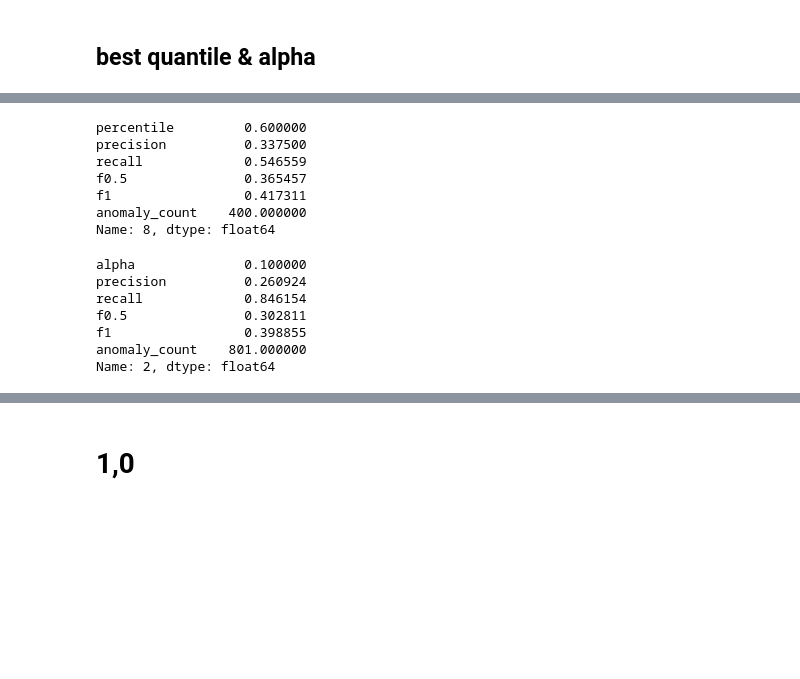
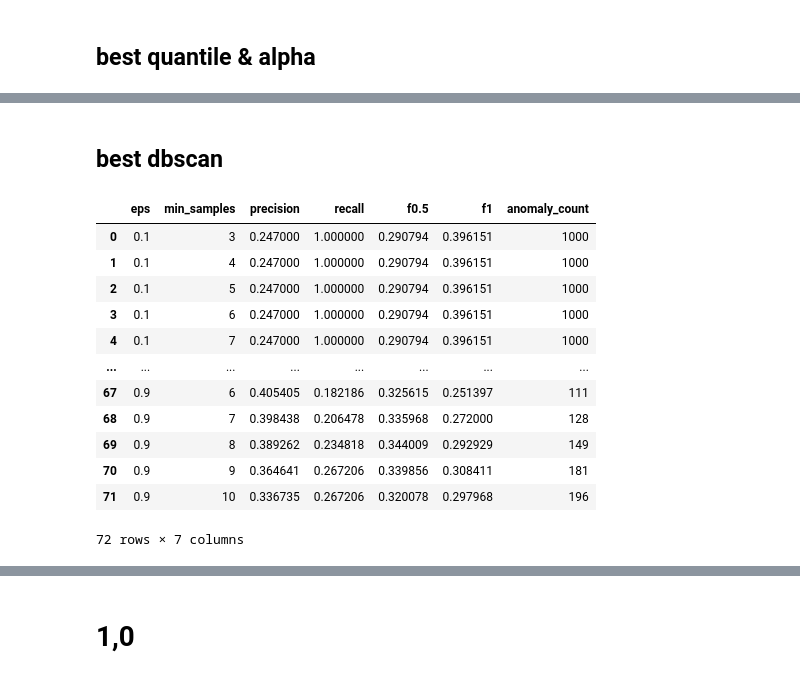
Before and after one commit to inkkuli/fraud_Insurance, a Jupyter notebook: fraud.ipynb, the cells around one changed output, grey strips where cells are left out. Cells and saved outputs as stored; diff of their text form; code cells hidden in the pictures; blank space fills up the shorter version.

```diff
--- a/fraud.ipynb
+++ b/fraud.ipynb
@@ -1198,20 +1326,2 @@ alpha_df
-# %%
-best_q
-# %% [output]
-percentile         0.600000
-precision          0.337500
-recall             0.546559
-f0.5               0.365457
-f1                 0.417311
-anomaly_count    400.000000
-Name: 8, dtype: float64
-# %%
-best_a
-# %% [output]
-alpha              0.100000
-precision          0.260924
-recall             0.846154
-f0.5               0.302811
-f1                 0.398855
-anomaly_count    801.000000
-Name: 2, dtype: float64
+# %% [markdown]
+## best dbscan
@@ -1217,0 +1374,25 @@ Name: 2, dtype: float64
+# %%
+results_df, best_result = evaluate_dbscan_performance_with_best(
+    df_input= df_cleaned,
+    df_true=df,
+    label_col='fraud_reported',
+    beta=0.5,
+    eps_range=np.arange(0.1, 1.0, 0.1),
+    min_samples_range=range(3, 11)
+)
+# %%
+results_df
+# %% [output]
+|  | eps | min_samples | precision | recall | f0.5 | f1 | anomaly_count |
+| 0 | 0.1 | 3 | 0.247000 | 1.000000 | 0.290794 | 0.396151 | 1000 |
+| 1 | 0.1 | 4 | 0.247000 | 1.000000 | 0.290794 | 0.396151 | 1000 |
+| 2 | 0.1 | 5 | 0.247000 | 1.000000 | 0.290794 | 0.396151 | 1000 |
+| 3 | 0.1 | 6 | 0.247000 | 1.000000 | 0.290794 | 0.396151 | 1000 |
+| 4 | 0.1 | 7 | 0.247000 | 1.000000 | 0.290794 | 0.396151 | 1000 |
+| ... | ... | ... | ... | ... | ... | ... | ... |
+| 67 | 0.9 | 6 | 0.405405 | 0.182186 | 0.325615 | 0.251397 | 111 |
+| 68 | 0.9 | 7 | 0.398438 | 0.206478 | 0.335968 | 0.272000 | 128 |
+| 69 | 0.9 | 8 | 0.389262 | 0.234818 | 0.344009 | 0.292929 | 149 |
+| 70 | 0.9 | 9 | 0.364641 | 0.267206 | 0.339856 | 0.308411 | 181 |
+| 71 | 0.9 | 10 | 0.336735 | 0.267206 | 0.320078 | 0.297968 | 196 |
+72 rows × 7 columns
```
Also changed, not shown: parts of 20 cells of this notebook.
